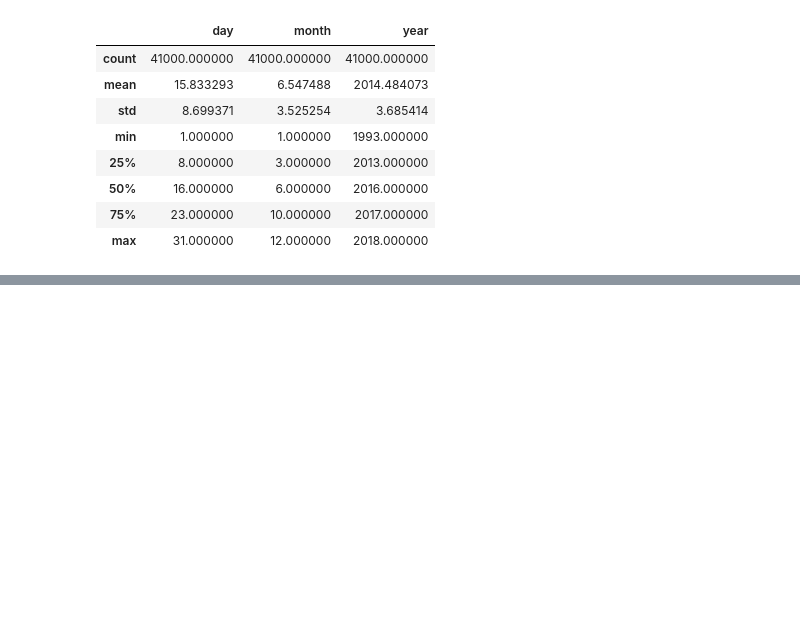
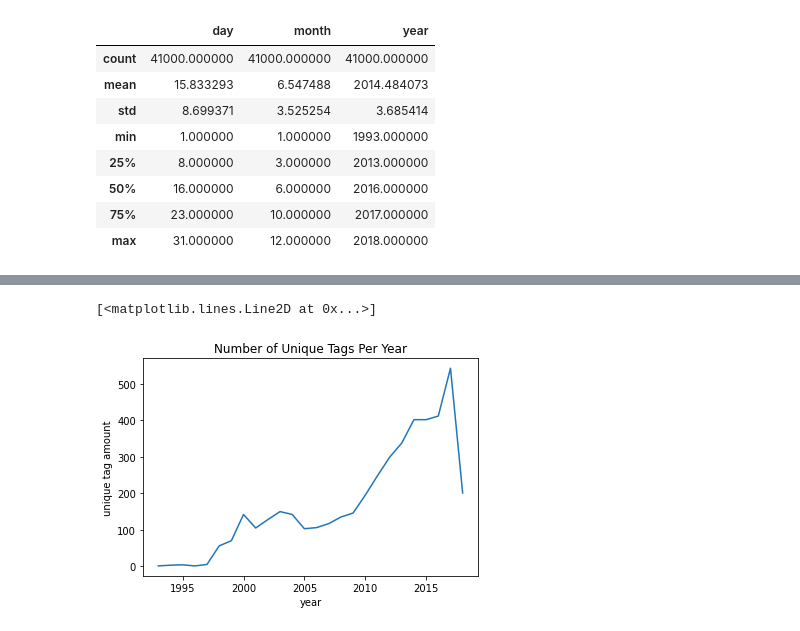
Before and after one commit to jamesjaeyu/autophrase_over_time, a Jupyter notebook: notebooks/EDA_Jason.ipynb, the cells around one changed output, grey strips where cells are left out. Saved outputs shown, nothing was run; the diff lists cells and outputs as text; code cells hidden in the pictures; blank space fills up the shorter version.

```diff
--- a/notebooks/EDA_Jason.ipynb
+++ b/notebooks/EDA_Jason.ipynb
@@ -50,0 +59,13 @@ Name: year, dtype: int64
+# %%
+arx_expandtag = arx_taginfo.explode('tag')
+arx_expandtag['tag'] = arx_expandtag['tag'].apply(lambda x: x['term'])
+arx_extagpy = arx_expandtag.groupby('year').agg({
+    'tag': lambda x: len(x.unique())
+})
+plt.title('Number of Unique Tags Per Year')
+plt.xlabel('year')
+plt.ylabel('unique tag amount')
+plt.plot(arx_extagpy)
+# %% [output]
+[<matplotlib.lines.Line2D at 0x...>]
+[figure, added]
```
Also changed, not shown: parts of 12 cells of this notebook.
